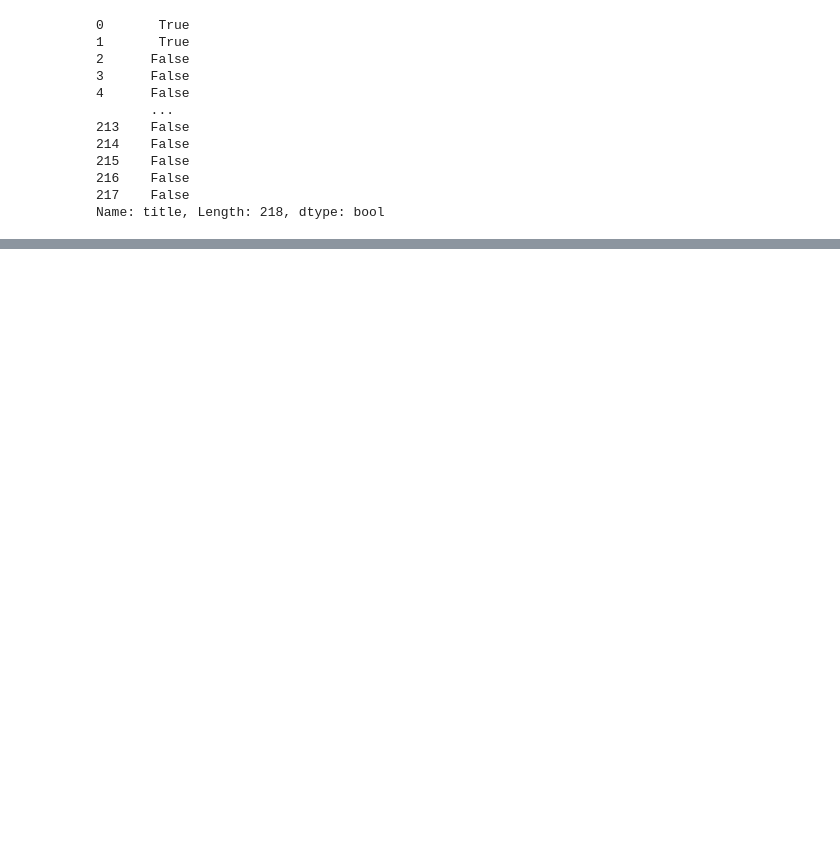
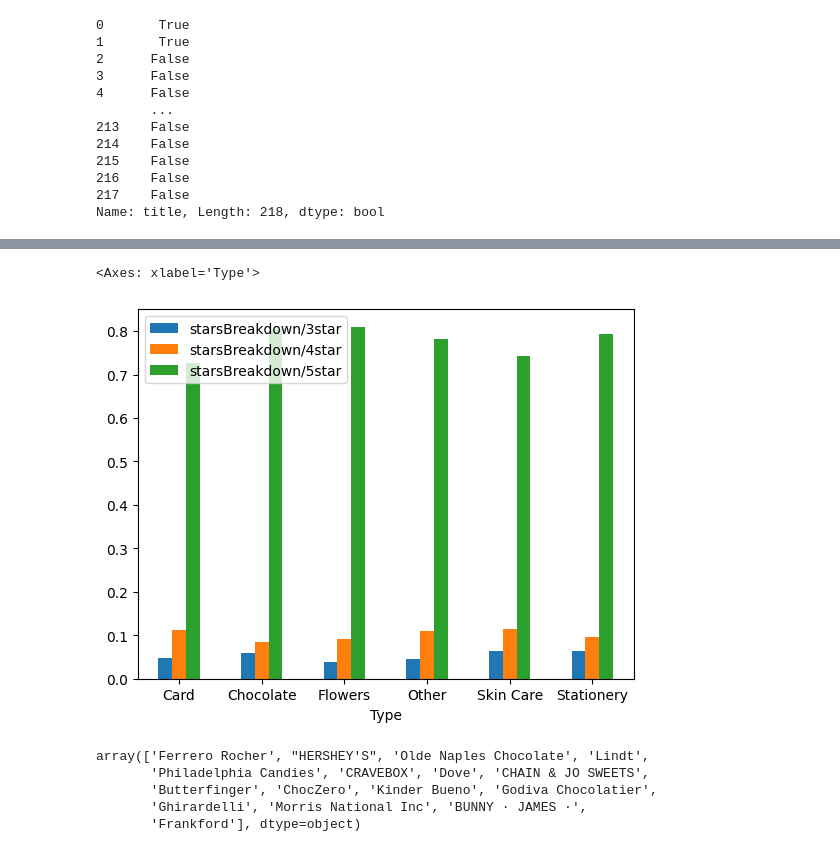
Before and after one commit to pullz6/Valentine-s-Day-Consumer-Product-Analysis, a Jupyter notebook: Valentine's_Day_consumer_prediction_EDA.ipynb, the cells around one changed output, grey strips where cells are left out. Cells and saved outputs as stored; diff of their text form; code cells hidden in the pictures; blank space fills up the shorter version.

```diff
--- a/Valentine's_Day_consumer_prediction_EDA.ipynb
+++ b/Valentine's_Day_consumer_prediction_EDA.ipynb
@@ -100,0 +84,14 @@ dtype: object
+# %%
+df.groupby(['Type']).mean().plot(kind='bar', y=["starsBreakdown/3star", "starsBreakdown/4star", "starsBreakdown/5star"], rot=0)
+# %% [output]
+<Axes: xlabel='Type'>
+[figure, added]
+# %%
+df_chocolate = df[df['Type']=='Chocolate']
+df_chocolate['brand'].unique()
+# %% [output]
+array(['Ferrero Rocher', "HERSHEY'S", 'Olde Naples Chocolate', 'Lindt',
+       'Philadelphia Candies', 'CRAVEBOX', 'Dove', 'CHAIN & JO SWEETS',
+       'Butterfinger', 'ChocZero', 'Kinder Bueno', 'Godiva Chocolatier',
+       'Ghirardelli', 'Morris National Inc', 'BUNNY · JAMES ·',
+       'Frankford'], dtype=object)
```
Also changed, not shown: parts of 3 cells of this notebook.
